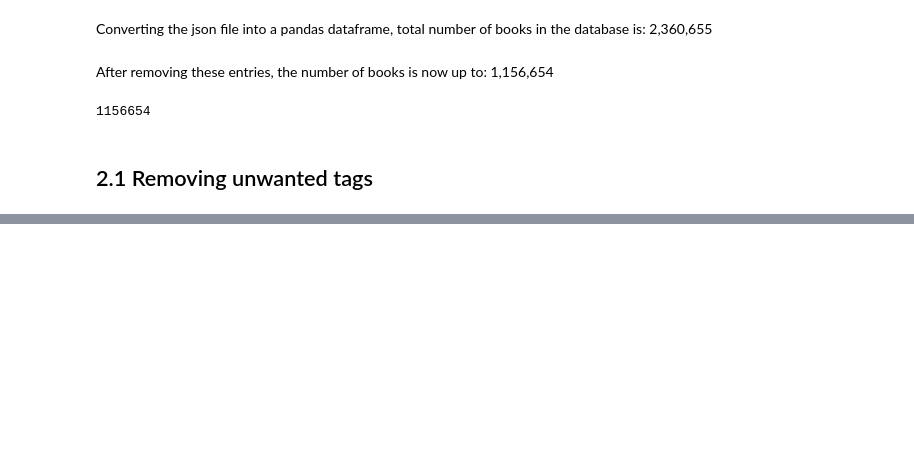
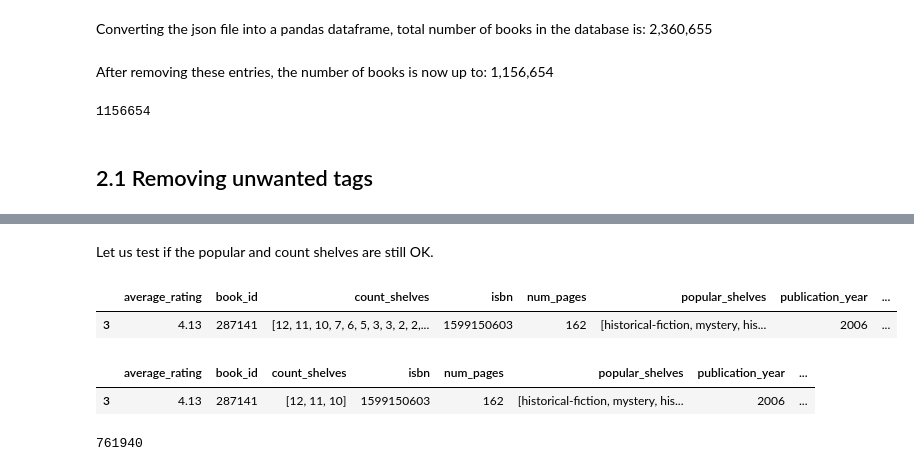
Before and after one commit to ychebaro/project_insight, a Jupyter notebook: Cleaning_books.ipynb, the cells around one changed output, grey strips where cells are left out. Drawn from its saved outputs; the diff is of its cells as text; code cells hidden in the pictures; blank space fills up the shorter version.

```diff
--- a/Cleaning_books.ipynb
+++ b/Cleaning_books.ipynb
@@ -140 +320,13 @@ new_column_c = pd.Series(cnew, name='count_shelves', index=range(len(cnew)))
+# %% [markdown]
+Let us test if the popular and count shelves are still OK.
+# %%
+df2[df2['book_id'] == '287141']
+# %% [output]
+|  | average_rating | book_id | count_shelves | isbn | num_pages | popular_shelves | publication_year | ... |
+| 3 | 4.13 | 287141 | [12, 11, 10, 7, 6, 5, 3, 3, 2, 2,... | 1599150603 | 162 | [historical-fiction, mystery, his... | 2006 | ... |
+# %%
+alldf[alldf['book_id'] == '287141']
+# %% [output]
+|  | average_rating | book_id | count_shelves | isbn | num_pages | popular_shelves | publication_year | ... |
+| 3 | 4.13 | 287141 | [12, 11, 10] | 1599150603 | 162 | [historical-fiction, mystery, his... | 2006 | ... |
 # %%
@@ -149,0 +338,4 @@ booksdf.update(new_column_c)
+# %%
+len(set(list_tags_flat))
+# %% [output]
+761940
```
Also changed, not shown: parts of 31 cells of this notebook.
